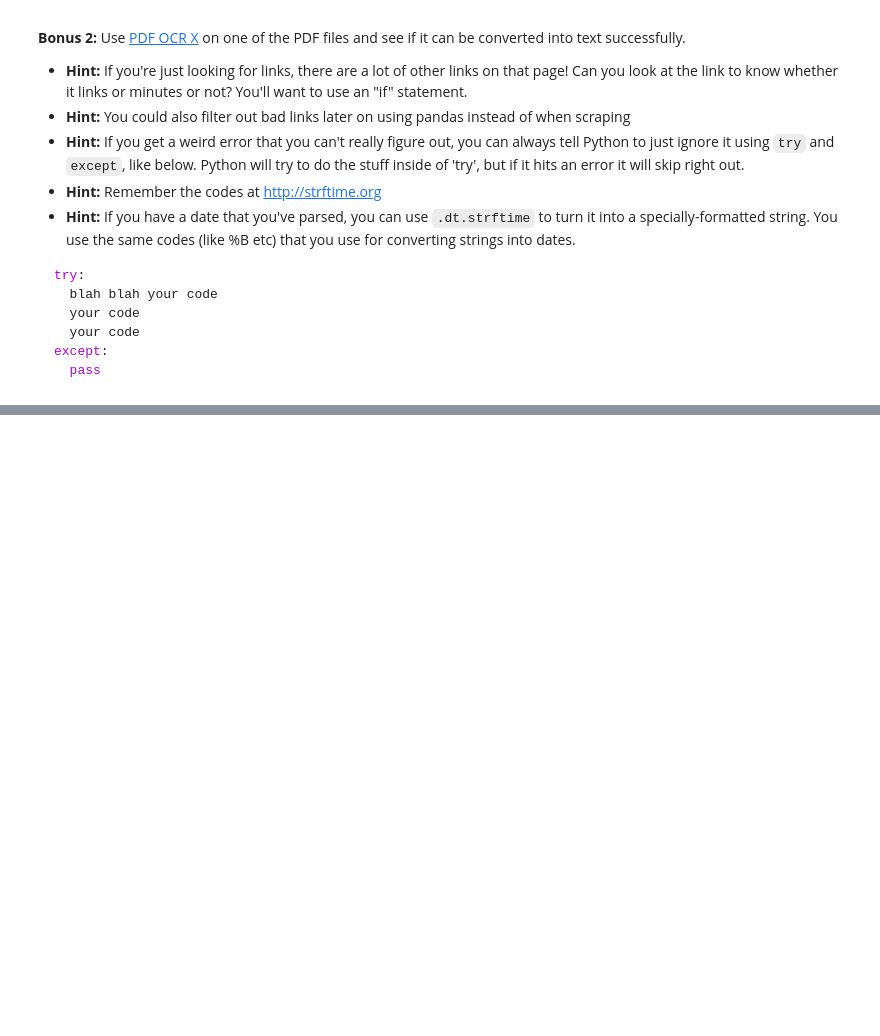
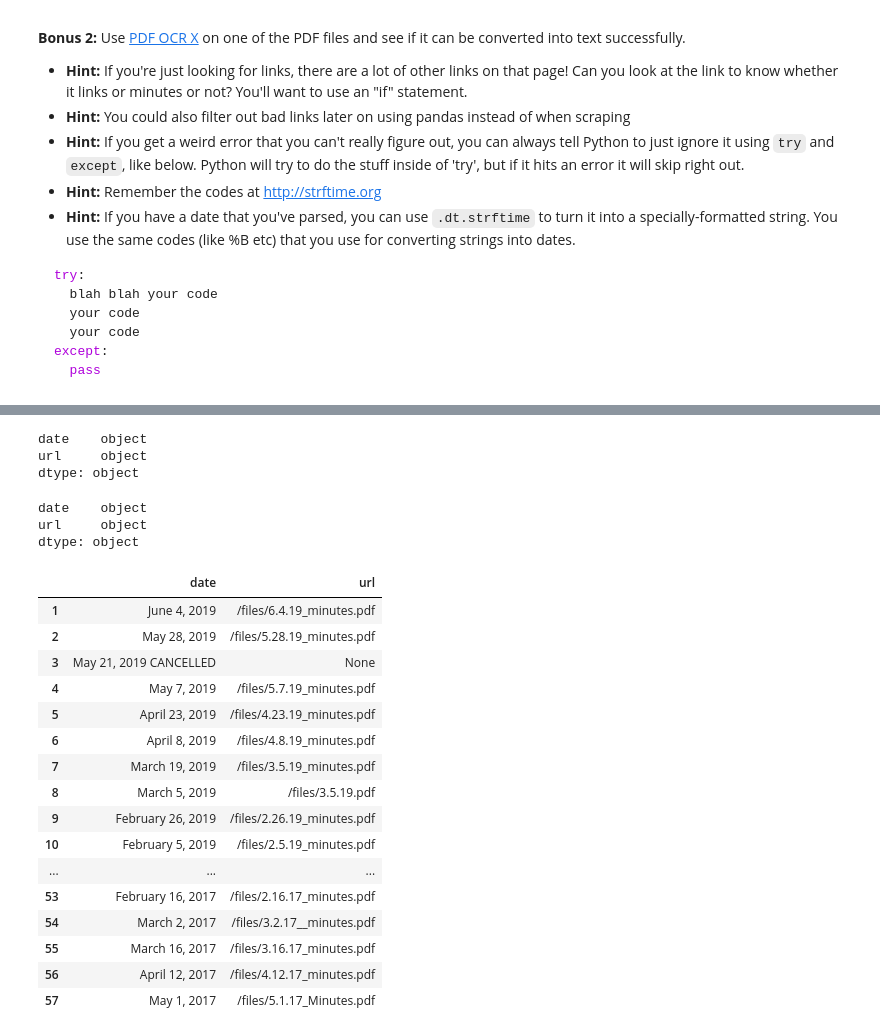
Before and after one commit to mingligraphics/foundations_homework, a Jupyter notebook: 08-homework/03 - School Board Minutes.ipynb, the cells around one changed output, grey strips where cells are left out. Cells and saved outputs as stored; diff of their text form; code cells hidden in the pictures; blank space fills up the shorter version.

```diff
--- a/08-homework/03 - School Board Minutes.ipynb
+++ b/08-homework/03 - School Board Minutes.ipynb
@@ -25,0 +57,20 @@ except:
+# %%
+rows = doc.find("div", {"id": "livesite-page-content-left"}).find_all('p')[3:-5]
+# %%
+minutes = []
+for row in rows:
+    minute = { }
+    if row.find('a'):
+        minute['url'] = row.find('a')['href']
+        minute['date'] = row.find('a').find('span').text
+    else:
+        minute['date'] = row.text
+        minute['url'] = None
+    minutes.append(minute)
+# %%
+df = pd.DataFrame(minutes)
+df.dtypes
+# %% [output]
+date    object
+url     object
+dtype: object
@@ -25,0 +79,26 @@ except:
+# %%
+df.dtypes
+# %% [output]
+date    object
+url     object
+dtype: object
+# %%
+df
+# %% [output]
+|  | date | url |
+| 1 | June 4, 2019 | /files/6.4.19_minutes.pdf |
+| 2 | May 28, 2019 | /files/5.28.19_minutes.pdf |
+| 3 | May 21, 2019 CANCELLED | None |
+| 4 | May 7, 2019 | /files/5.7.19_minutes.pdf |
+| 5 | April 23, 2019 | /files/4.23.19_minutes.pdf |
+| 6 | April 8, 2019 | /files/4.8.19_minutes.pdf |
+| 7 | March 19, 2019 | /files/3.5.19_minutes.pdf |
+| 8 | March 5, 2019 | /files/3.5.19.pdf |
+| 9 | February 26, 2019 | /files/2.26.19_minutes.pdf |
+| 10 | February 5, 2019 | /files/2.5.19_minutes.pdf |
+| ... | ... | ... |
+| 53 | February 16, 2017 | /files/2.16.17_minutes.pdf |
+| 54 | March 2, 2017 | /files/3.2.17__minutes.pdf |
+| 55 | March 16, 2017 | /files/3.16.17_minutes.pdf |
+| 56 | April 12, 2017 | /files/4.12.17_minutes.pdf |
+| 57 | May 1, 2017 | /files/5.1.17_Minutes.pdf |
```
Also changed, not shown: parts of 7 cells of this notebook, 2 other files.
